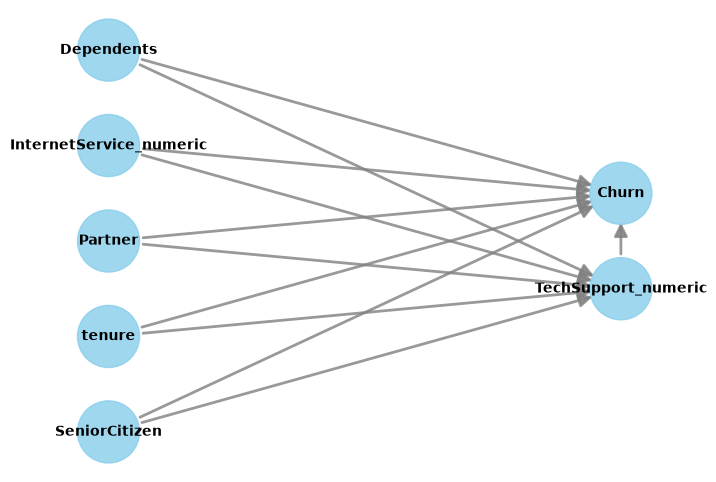
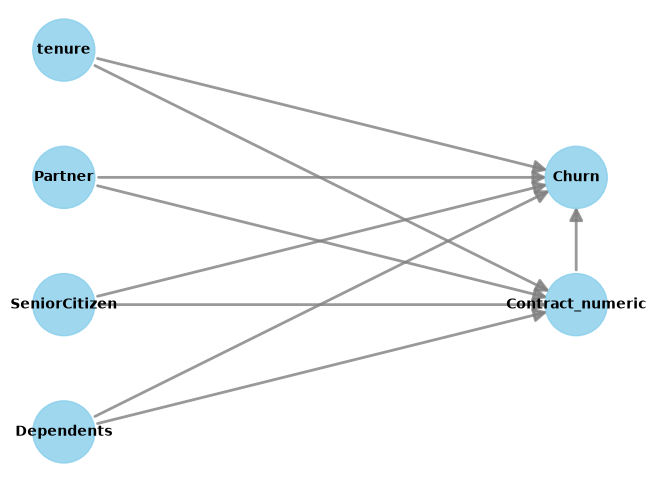
The notebook cell's code change between the first figure and the second:
--- before
+++ after
@@ -21,5 +21,12 @@
 )
 
-model_tech.view_model()
-plt.savefig("../ResultPics/Casual/causal_dag_Tech.png", bbox_inches="tight", dpi=150)
+
+
+output_dir = "../ResultPics/Casual/"
+os.makedirs(output_dir, exist_ok=True)
+
+model.view_model(file_name=os.path.join(output_dir, "Techsup_dag"))
+# Visualize the DAG you just defined
+
 plt.show()
+

Commit: Final Analysis